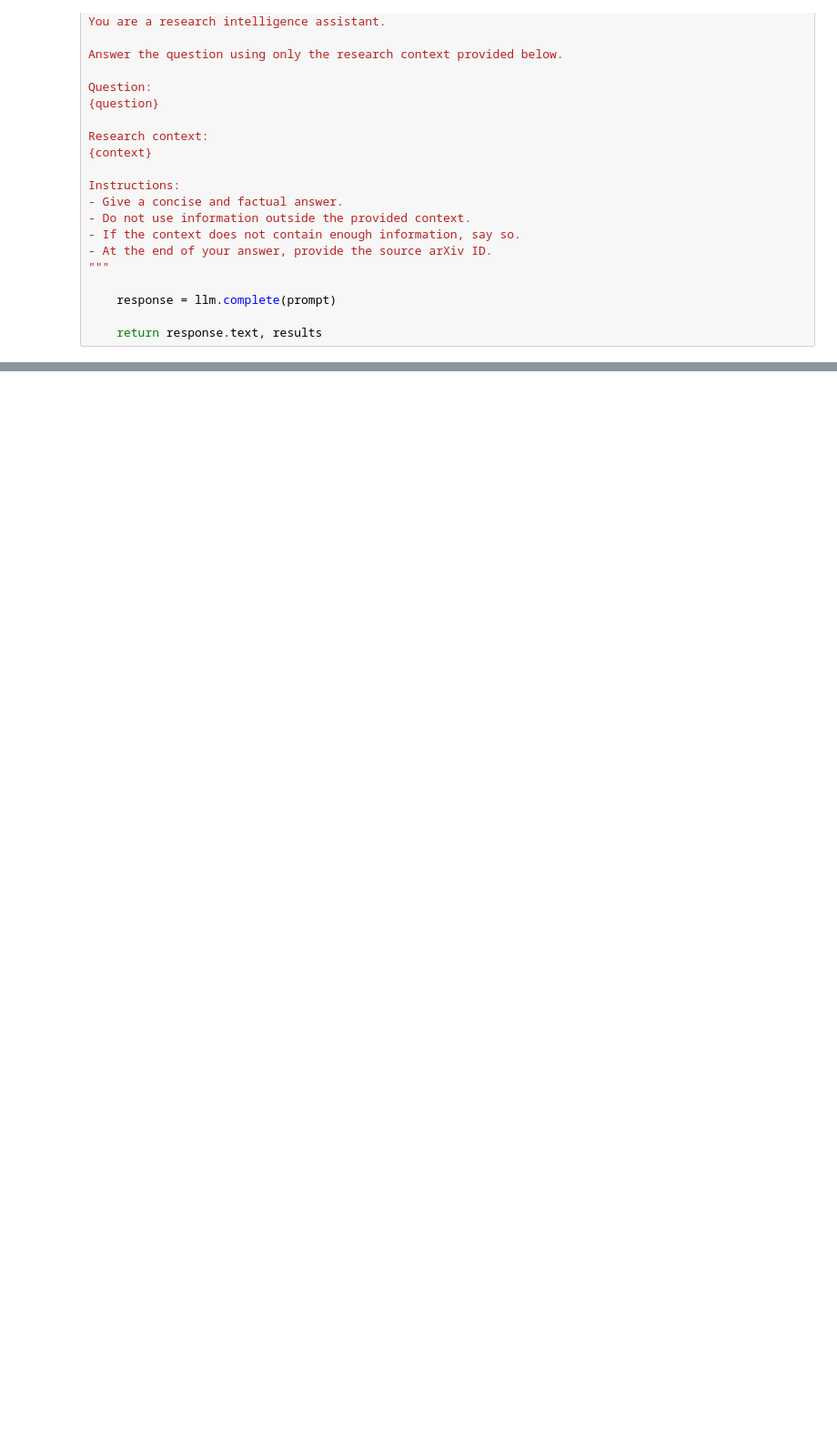
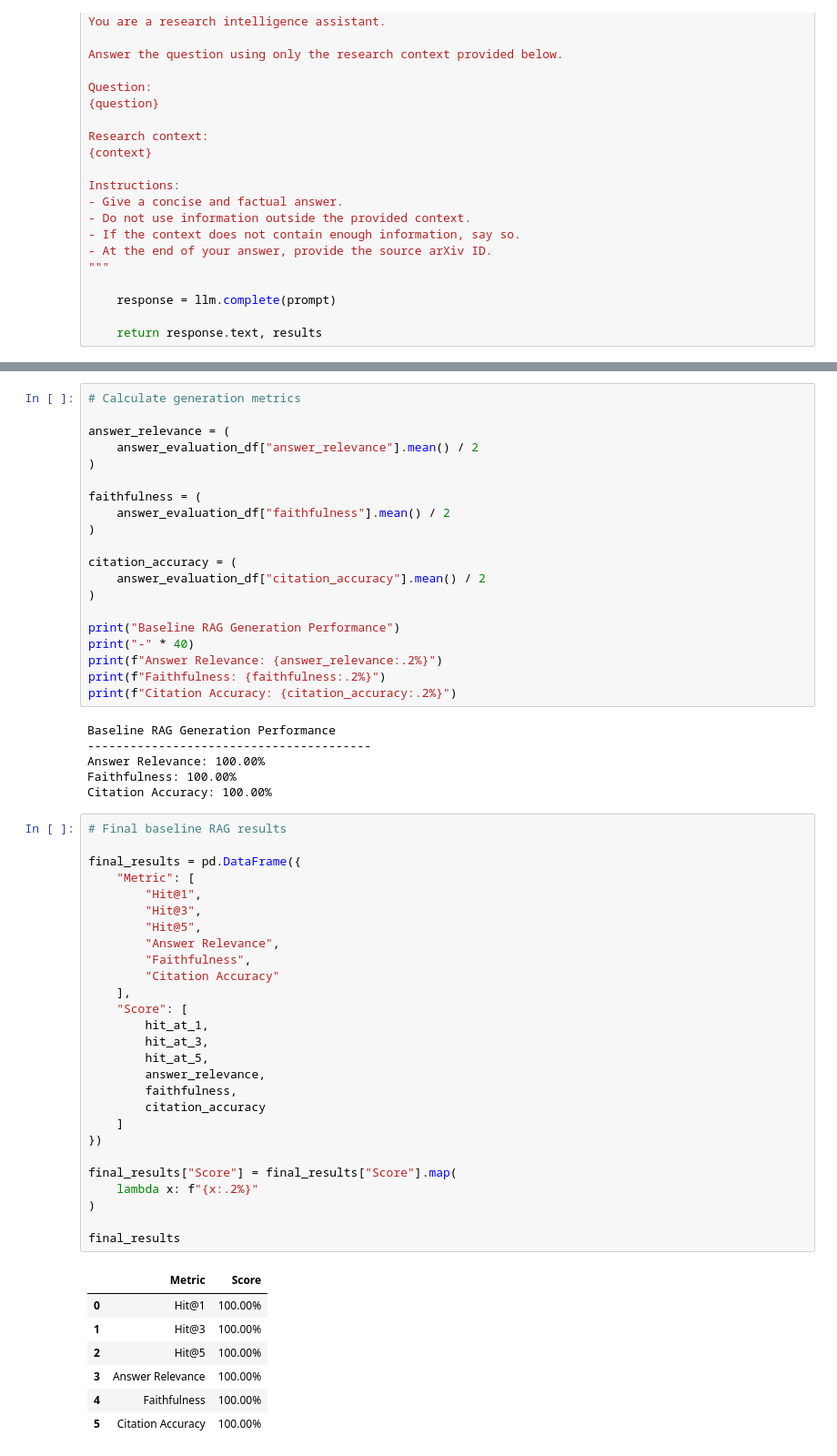
Before and after one commit to Break-Through-Tech/KPMG-1K-ai-research-intelligence-agent-for-business-insight-translation, a Jupyter notebook: notebooks/01_data_assessment.ipynb, the cells around one changed output, grey strips where cells are left out. Shown at 91% size. Drawn from its saved outputs; the diff is of its cells as text; blank space fills up the shorter version.

```diff
--- a/notebooks/01_data_assessment.ipynb
+++ b/notebooks/01_data_assessment.ipynb
@@ -1083,0 +1111,61 @@ answer_evaluation_df
+# %%
+# Calculate generation metrics
+
+answer_relevance = (
+    answer_evaluation_df["answer_relevance"].mean() / 2
+)
+
+faithfulness = (
+    answer_evaluation_df["faithfulness"].mean() / 2
+)
+
+citation_accuracy = (
+    answer_evaluation_df["citation_accuracy"].mean() / 2
+)
+
+print("Baseline RAG Generation Performance")
+print("-" * 40)
+print(f"Answer Relevance: {answer_relevance:.2%}")
+print(f"Faithfulness: {faithfulness:.2%}")
+print(f"Citation Accuracy: {citation_accuracy:.2%}")
+# %% [output]
+Baseline RAG Generation Performance
+----------------------------------------
+Answer Relevance: 100.00%
+Faithfulness: 100.00%
+Citation Accuracy: 100.00%
+# %%
+# Final baseline RAG results
+
+final_results = pd.DataFrame({
+    "Metric": [
+        "Hit@1",
+        "Hit@3",
+        "Hit@5",
+        "Answer Relevance",
+        "Faithfulness",
+        "Citation Accuracy"
+    ],
+    "Score": [
+        hit_at_1,
+        hit_at_3,
+        hit_at_5,
+        answer_relevance,
+        faithfulness,
+        citation_accuracy
+    ]
+})
+
+final_results["Score"] = final_results["Score"].map(
+    lambda x: f"{x:.2%}"
+)
+
+final_results
+# %% [output]
+|  | Metric | Score |
+| 0 | Hit@1 | 100.00% |
+| 1 | Hit@3 | 100.00% |
+| 2 | Hit@5 | 100.00% |
+| 3 | Answer Relevance | 100.00% |
+| 4 | Faithfulness | 100.00% |
+| 5 | Citation Accuracy | 100.00% |
```
Also changed, not shown: parts of 16 cells of this notebook, 6 other files.
